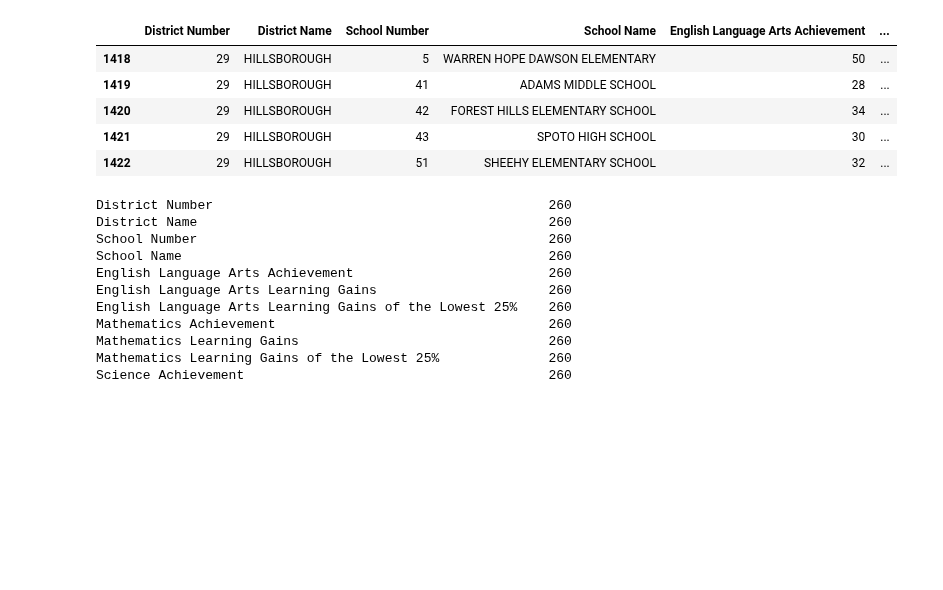
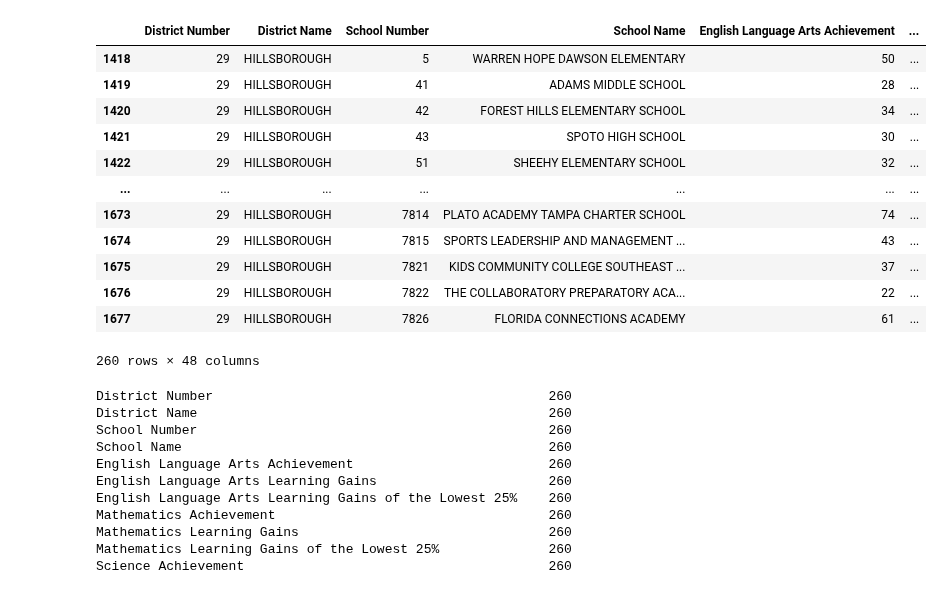
Before and after one commit to gregb23/Project1_Group4, a Jupyter notebook: KS/school_grades.ipynb, the cells around one changed output. Cells and saved outputs as stored; diff of their text form; code cells hidden in the pictures; blank space fills up the shorter version.

```diff
--- a/KS/school_grades.ipynb
+++ b/KS/school_grades.ipynb
@@ -14,14 +13,21 @@ pd.set_option('display.max_columns', None)
 # %%
 # Drop all but Hillsborough County schools
 index_names1 = school_grades[(school_grades['District Name'] != "HILLSBOROUGH")].index
-school_grades.drop(index_names1, inplace = True)
+school_grades_hill = school_grades.drop(index_names1, inplace = False)
 
-school_grades.head()
+school_grades_hill
 # %% [output]
 |  | District Number | District Name | School Number | School Name | English Language Arts Achievement | ... |
 | 1418 | 29 | HILLSBOROUGH | 5 | WARREN HOPE DAWSON ELEMENTARY | 50 | ... |
 | 1419 | 29 | HILLSBOROUGH | 41 | ADAMS MIDDLE SCHOOL | 28 | ... |
 | 1420 | 29 | HILLSBOROUGH | 42 | FOREST HILLS ELEMENTARY SCHOOL | 34 | ... |
 | 1421 | 29 | HILLSBOROUGH | 43 | SPOTO HIGH SCHOOL | 30 | ... |
 | 1422 | 29 | HILLSBOROUGH | 51 | SHEEHY ELEMENTARY SCHOOL | 32 | ... |
+| ... | ... | ... | ... | ... | ... | ... |
+| 1673 | 29 | HILLSBOROUGH | 7814 | PLATO ACADEMY TAMPA CHARTER SCHOOL | 74 | ... |
+| 1674 | 29 | HILLSBOROUGH | 7815 | SPORTS LEADERSHIP AND MANAGEMENT ... | 43 | ... |
+| 1675 | 29 | HILLSBOROUGH | 7821 | KIDS COMMUNITY COLLEGE SOUTHEAST ... | 37 | ... |
+| 1676 | 29 | HILLSBOROUGH | 7822 | THE COLLABORATORY PREPARATORY ACA... | 22 | ... |
+| 1677 | 29 | HILLSBOROUGH | 7826 | FLORIDA CONNECTIONS ACADEMY | 61 | ... |
+260 rows × 48 columns
 # %%
```
Also changed, not shown: parts of 8 cells of this notebook, 1 other file.
